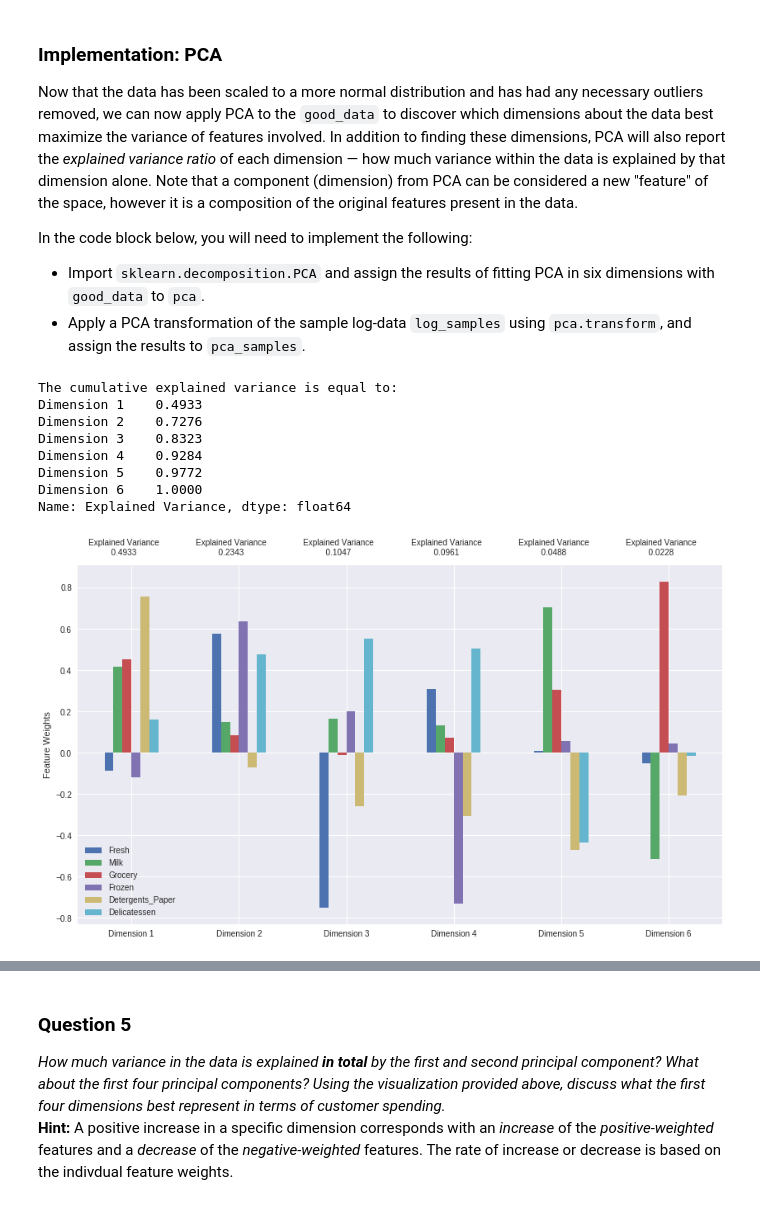
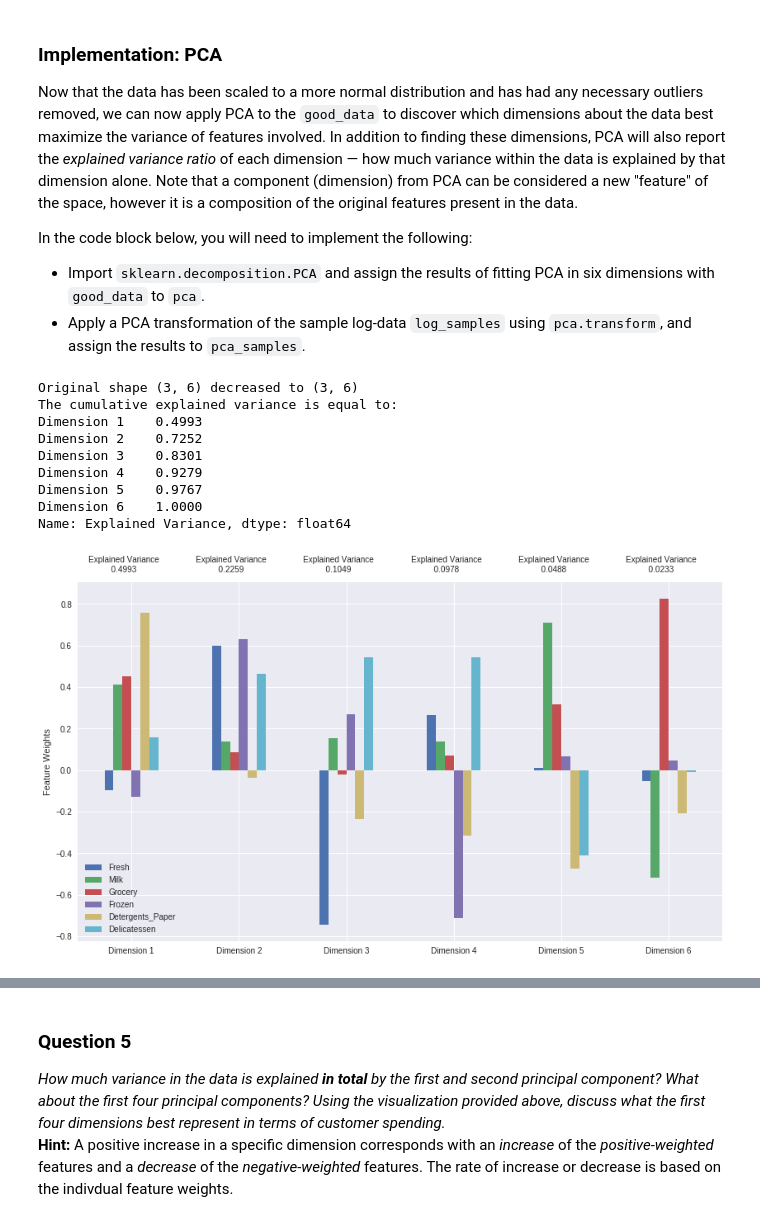
Before and after one commit to chococigar/25-Days-of-ML, a Jupyter notebook: Day10_11_Creating_Customer_Segments/customer_segments.ipynb, the cells around one changed output, grey strips where cells are left out. Drawn from its saved outputs; the diff is of its cells as text; code cells hidden in the pictures.

```diff
--- a/Day10_Creating_Customer_Segments/customer_segments.ipynb
+++ b/Day10_11_Creating_Customer_Segments/customer_segments.ipynb
@@ -369,6 +383,8 @@ In the code block below, you will need to implement the following:
  - Import `sklearn.decomposition.PCA` and assign the results of fitting PCA in six dimensions with `good_data` to `pca`.
  - Apply a PCA transformation of the sample log-data `log_samples` using `pca.transform`, and assign the results to `pca_samples`.
 # %%
+from sklearn.decomposition import PCA
+
 import matplotlib.cm as cm
 def pca_results(good_data, pca):
 	'''
@@ -377,55 +393,56 @@ def pca_results(good_data, pca):
 	Visualizes the PCA results
 	'''
 
 	# Dimension indexing
 	dimensions = dimensions = ['Dimension {}'.format(i) for i in range(1,len(pca.components_)+1)]
 
 	# PCA components
 	components = pd.DataFrame(np.round(pca.components_, 4), columns = good_data.keys())
 	components.index = dimensions
 
 	# PCA explained variance
 	ratios = pca.explained_variance_ratio_.reshape(len(pca.components_), 1)
 	variance_ratios = pd.DataFrame(np.round(ratios, 4), columns = ['Explained Variance'])
 	variance_ratios.index = dimensions
 
 	# Create a bar plot visualization
 	fig, ax = plt.subplots(figsize = (14,8))
 
 	# Plot the feature weights as a function of the components
 	components.plot(ax = ax, kind = 'bar');
 	ax.set_ylabel("Feature Weights")
 	ax.set_xticklabels(dimensions, rotation=0)
 
 
 	# Display the explained variance ratios
 	for i, ev in enumerate(pca.explained_variance_ratio_):
 		ax.text(i-0.40, ax.get_ylim()[1] + 0.05, "Explained Variance\n          %.4f"%(ev))
 
 	# Return a concatenated DataFrame
 	return pd.concat([variance_ratios, components], axis = 1)
+
+# TODO: Apply PCA by fitting the good data with the same number of dimensions as features
+pca = PCA(n_components=6)
+pca.fit(good_data)
+
+# TODO: Transform the sample log-data using the PCA fit above
+pca_samples = pca.transform(log_samples)
+
+print("Original shape {} decreased to {}".format(log_samples.shape, pca_samples.shape))
+
+# Generate PCA results plot
+pca_results = pca_results(good_data, pca)
+print "The cumulative explained variance is equal to:"
+print pca_results['Explained Variance'].cumsum()
+print ""
+# %% [output]
+Original shape (3, 6) decreased to (3, 6)
+The cumulative explained variance is equal to:
+Dimension 1    0.4993
+Dimension 2    0.7252
+Dimension 3    0.8301
+Dimension 4    0.9279
+Dimension 5    0.9767
+Dimension 6    1.0000
+Name: Explained Variance, dtype: float64
+[figure, added]
-# %%
-from sklearn.decomposition import PCA
-# TODO: Apply PCA by fitting the good data with the same number of dimensions as features
-pca = PCA()
-pca.fit(good_data)
-
-# TODO: Transform the sample log-data using the PCA fit above
-pca_samples = pca.transform(log_samples)
-
-# Generate PCA results plot
-pca_results = pca_results(good_data, pca)
-
-print "The cumulative explained variance is equal to:"
-print pca_results['Explained Variance'].cumsum()
-print ""
-# %% [output]
-The cumulative explained variance is equal to:
-Dimension 1    0.4933
-Dimension 2    0.7276
-Dimension 3    0.8323
-Dimension 4    0.9284
-Dimension 5    0.9772
-Dimension 6    1.0000
-Name: Explained Variance, dtype: float64
-[figure, removed]
```
Also changed, not shown: parts of 31 cells of this notebook, 2 other files.
